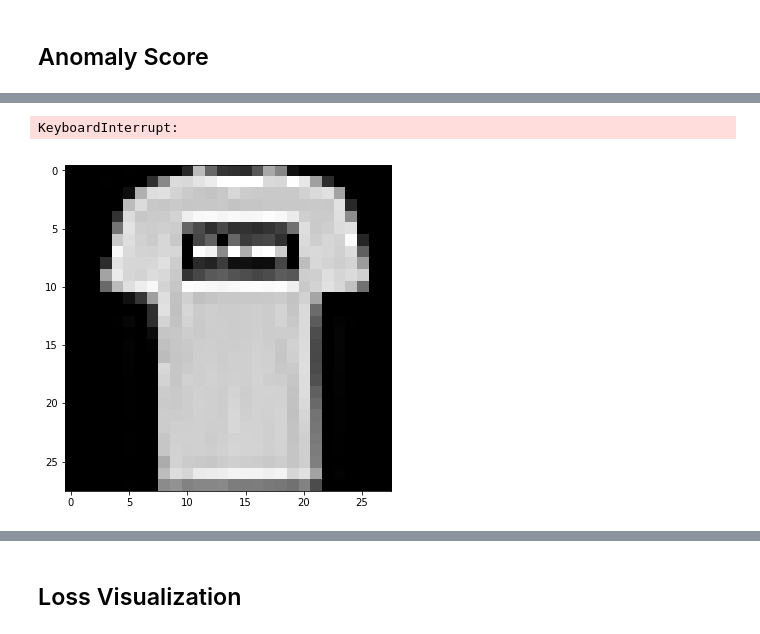
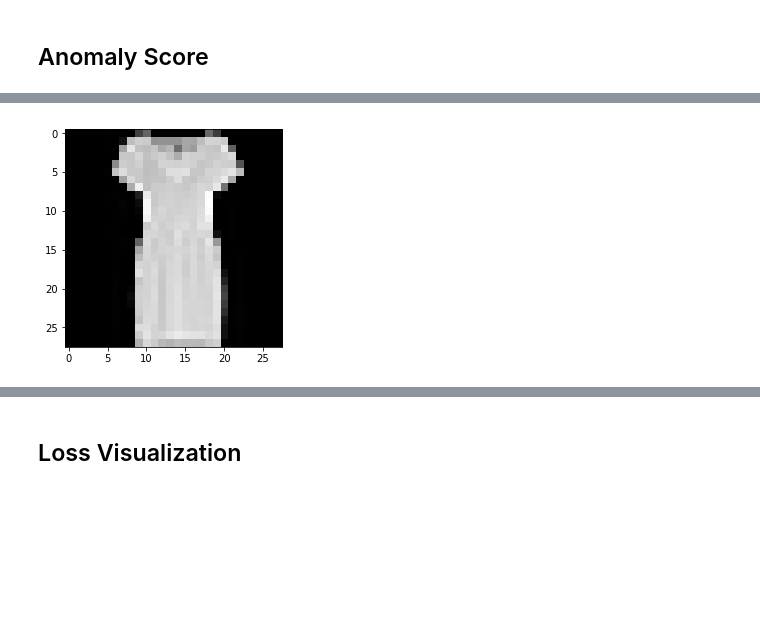
Before and after one commit to AndersonJo/gan-yhat, a Jupyter notebook: 08 anogan/anogan-pytorch.ipynb, the cells around one changed output, grey strips where cells are left out. Cells and saved outputs as stored; diff of their text form; code cells hidden in the pictures; blank space fills up the shorter version.

```diff
--- a/08 anogan/anogan-pytorch.ipynb
+++ b/08 anogan/anogan-pytorch.ipynb
@@ -415,7 +415,7 @@ def feature_mapping(G, D, real, fake):
         return output
 
 def residual_loss(real_y, generated_y):
-    return torch.mean(torch.abs(real_y - generated_y))
+    return torch.sum(torch.abs(real_y - generated_y))
 
 def anomaly_loss(G, D, real_y, generated_y, l=0.5):
     loss_r = residual_loss(real_y, generated_y)
@@ -428,18 +428,17 @@ def train_latent_space(img_x):
     # Define latent space (noise)
     noise = Variable(torch.randn((1, 100, 1, 1)).cuda(), requires_grad=True)
     noise_optimizer = optim.Adam([noise], lr=0.01)
-
     real = Variable(img_x.cuda())
 
+    # Visualization
     numpy_images = img_x.cpu().numpy().reshape(-1, 28, 28)
-
     for i in range(numpy_images.shape[0]):
         figure()
         imshow(numpy_images[i], cmap='gray')
 
-    for step in range(3):
+    # Train Latent Space z
+    for step in range(10000):
         fake = G(noise)
-
 
         noise_optimizer.zero_grad()
         loss_a = anomaly_loss(G, D, real, fake)
@@ -449,10 +448,10 @@ def train_latent_space(img_x):
         if step%1000 == 0:
             _loss = loss_a.cpu().data.numpy()[0]
             _noise = torch.sum(noise).cpu().data.numpy()[0]
-            _grad = np.sum(noise.grad.cpu().data.numpy())
+            _grad = np.sqrt(np.sum(noise.grad.cpu().data.numpy()**2))
             print(f'[{step}] loss:{_loss:.4}  noise:{_noise:.4}  grad:{_grad:.4}')
 
     return noise
 
-noise = train_latent_space(train.train_data[1:2].float())
+noise = train_latent_space(train.train_data[20:21].float())
 # %% [output]
@@ -464,3 +468,2 @@ noise = train_latent_space(train.train_data[1:2].float())
-KeyboardInterrupt:
-[figure, old version]
+[figure, new version]
 # %%
```
Also changed, not shown: parts of 5 cells of this notebook.
